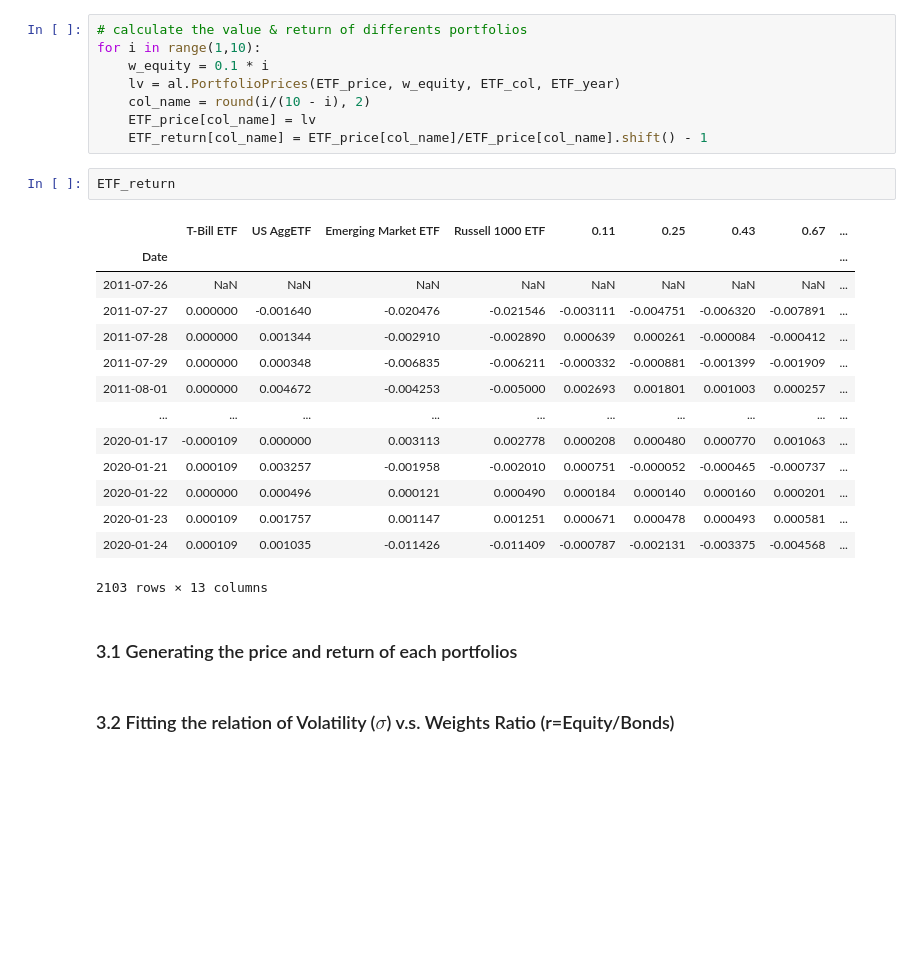
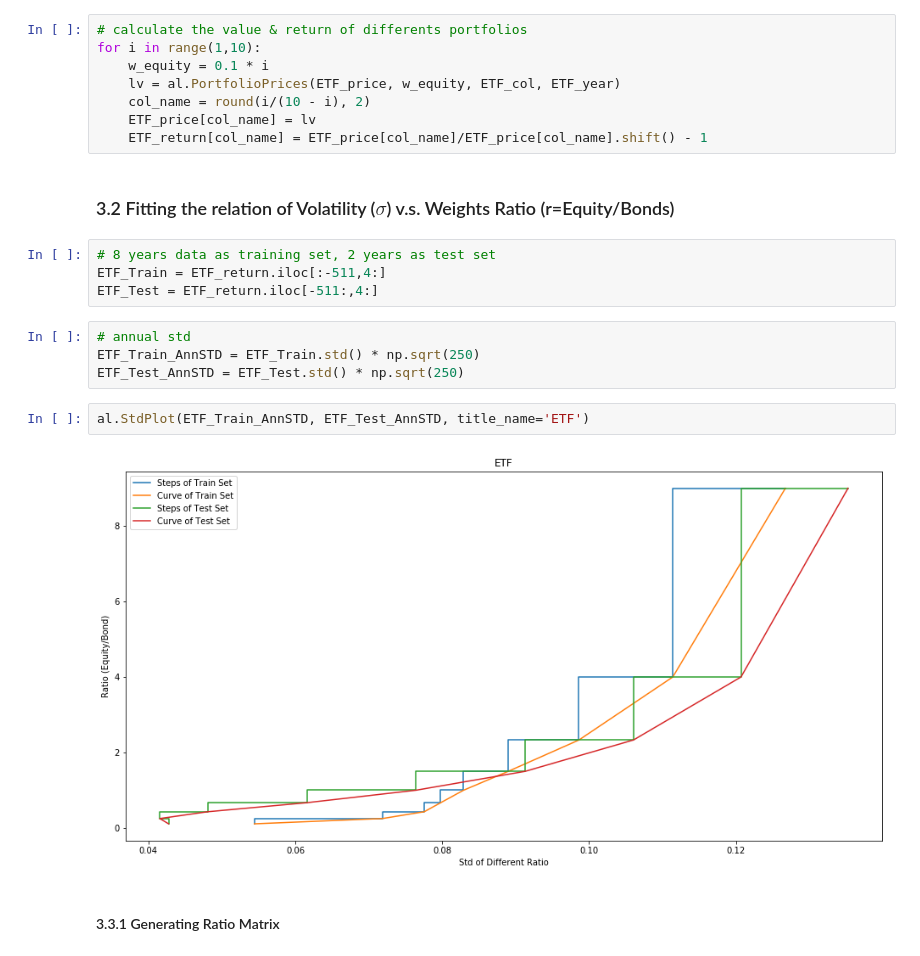
Before and after one commit to Zhehao97/Cornell_IPCC, a Jupyter notebook: Cornell Case Competition .ipynb, the cells around one changed output. Drawn from its saved outputs; the diff is of its cells as text; blank space fills up the shorter version.

```diff
--- a/Cornell Case Competition .ipynb
+++ b/Cornell Case Competition .ipynb
@@ -213,24 +139,19 @@ for i in range(1,10):
     col_name = round(i/(10 - i), 2)
     ETF_price[col_name] = lv
     ETF_return[col_name] = ETF_price[col_name]/ETF_price[col_name].shift() - 1
-# %%
-ETF_return
-# %% [output]
-|  | T-Bill ETF | US AggETF | Emerging Market ETF | Russell 1000 ETF | 0.11 | 0.25 | 0.43 | 0.67 | ... |
-| Date |  |  |  |  |  |  |  |  | ... |
-| 2011-07-26 | NaN | NaN | NaN | NaN | NaN | NaN | NaN | NaN | ... |
-| 2011-07-27 | 0.000000 | -0.001640 | -0.020476 | -0.021546 | -0.003111 | -0.004751 | -0.006320 | -0.007891 | ... |
-| 2011-07-28 | 0.000000 | 0.001344 | -0.002910 | -0.002890 | 0.000639 | 0.000261 | -0.000084 | -0.000412 | ... |
-| 2011-07-29 | 0.000000 | 0.000348 | -0.006835 | -0.006211 | -0.000332 | -0.000881 | -0.001399 | -0.001909 | ... |
-| 2011-08-01 | 0.000000 | 0.004672 | -0.004253 | -0.005000 | 0.002693 | 0.001801 | 0.001003 | 0.000257 | ... |
-| ... | ... | ... | ... | ... | ... | ... | ... | ... | ... |
-| 2020-01-17 | -0.000109 | 0.000000 | 0.003113 | 0.002778 | 0.000208 | 0.000480 | 0.000770 | 0.001063 | ... |
-| 2020-01-21 | 0.000109 | 0.003257 | -0.001958 | -0.002010 | 0.000751 | -0.000052 | -0.000465 | -0.000737 | ... |
-| 2020-01-22 | 0.000000 | 0.000496 | 0.000121 | 0.000490 | 0.000184 | 0.000140 | 0.000160 | 0.000201 | ... |
-| 2020-01-23 | 0.000109 | 0.001757 | 0.001147 | 0.001251 | 0.000671 | 0.000478 | 0.000493 | 0.000581 | ... |
-| 2020-01-24 | 0.000109 | 0.001035 | -0.011426 | -0.011409 | -0.000787 | -0.002131 | -0.003375 | -0.004568 | ... |
-2103 rows × 13 columns
-# %% [markdown]
-### 3.1 Generating the price and return of each portfolios
 # %% [markdown]
 ### 3.2 Fitting the relation of Volatility ($\sigma$) v.s. Weights Ratio (r=Equity/Bonds)
+# %%
+# 8 years data as training set, 2 years as test set
+ETF_Train = ETF_return.iloc[:-511,4:]
+ETF_Test = ETF_return.iloc[-511:,4:]
+# %%
+# annual std
+ETF_Train_AnnSTD = ETF_Train.std() * np.sqrt(250)
+ETF_Test_AnnSTD = ETF_Test.std() * np.sqrt(250)
+# %%
+al.StdPlot(ETF_Train_AnnSTD, ETF_Test_AnnSTD, title_name='ETF')
+# %% [output]
+[figure, added]
+# %% [markdown]
+#### 3.3.1 Generating Ratio Matrix
```
Also changed, not shown: parts of 25 cells of this notebook, 1 other file.
